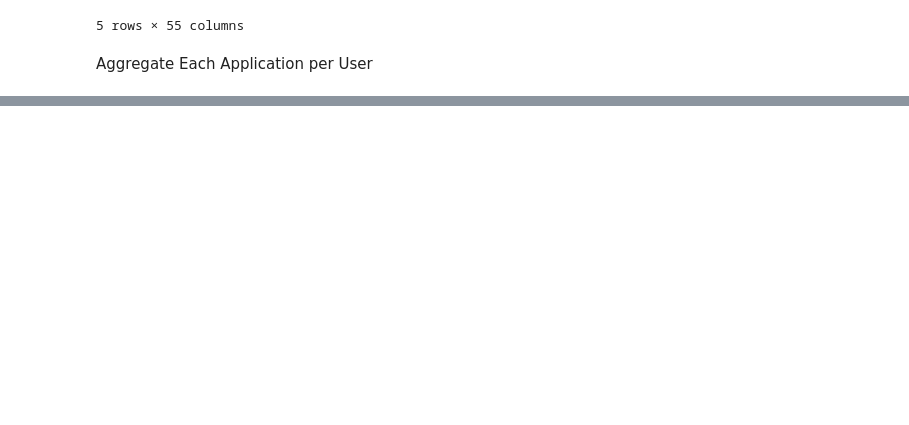
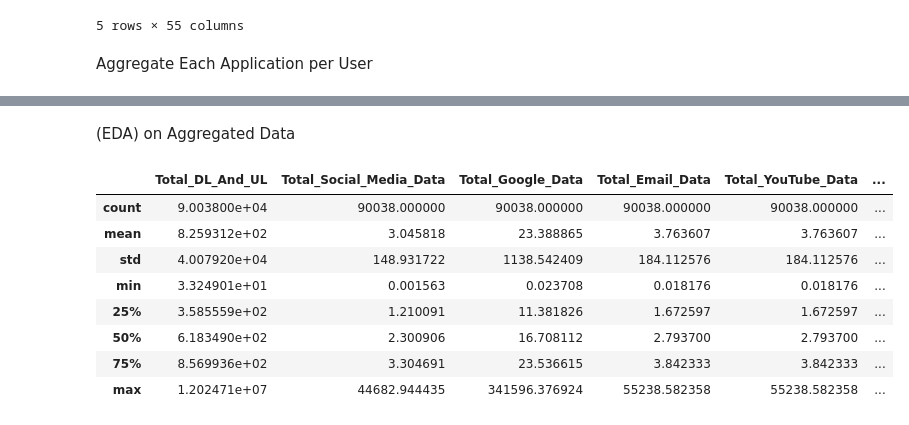
Before and after one commit to hanaDemma/TellCo-Telecom-Analysis-Week-2, a Jupyter notebook: notebooks/telecom_data_analysis.ipynb, the cells around one changed output, grey strips where cells are left out. Drawn from its saved outputs; the diff is of its cells as text; code cells hidden in the pictures; blank space fills up the shorter version.

Commit message:
describe variable

```diff
--- a/notebooks/telecom_data_analysis.ipynb
+++ b/notebooks/telecom_data_analysis.ipynb
@@ -361,3 +361,17 @@ aggregated_xdr_data.head(10)
 | 33601.719194 | 1335.339310 | 2.262100 | 31.151078 | 5.984782 | 5.984782 | ... |
 | 33601.720129 | 437.461975 | 2.785677 | 2.586786 | 0.774081 | 0.774081 | ... |
 | 33601.722690 | 891.842854 | 4.364644 | 32.592925 | 4.750630 | 4.750630 | ... |
+# %% [markdown]
+(EDA) on Aggregated Data
+# %%
+aggregated_xdr_data.describe()
+# %% [output]
+|  | Total_DL_And_UL | Total_Social_Media_Data | Total_Google_Data | Total_Email_Data | Total_YouTube_Data | ... |
+| count | 9.003800e+04 | 90038.000000 | 90038.000000 | 90038.000000 | 90038.000000 | ... |
+| mean | 8.259312e+02 | 3.045818 | 23.388865 | 3.763607 | 3.763607 | ... |
+| std | 4.007920e+04 | 148.931722 | 1138.542409 | 184.112576 | 184.112576 | ... |
+| min | 3.324901e+01 | 0.001563 | 0.023708 | 0.018176 | 0.018176 | ... |
+| 25% | 3.585559e+02 | 1.210091 | 11.381826 | 1.672597 | 1.672597 | ... |
+| 50% | 6.183490e+02 | 2.300906 | 16.708112 | 2.793700 | 2.793700 | ... |
+| 75% | 8.569936e+02 | 3.304691 | 23.536615 | 3.842333 | 3.842333 | ... |
+| max | 1.202471e+07 | 44682.944435 | 341596.376924 | 55238.582358 | 55238.582358 | ... |
```
